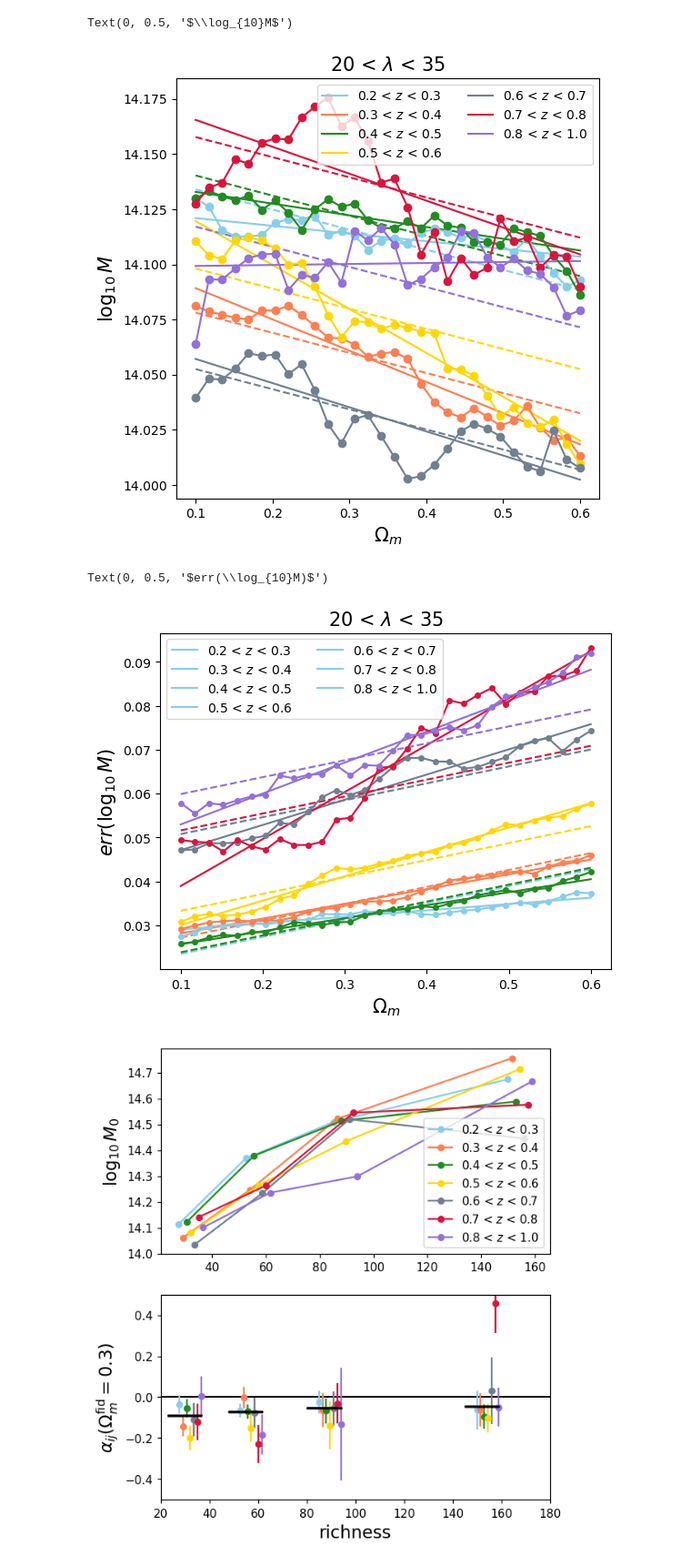
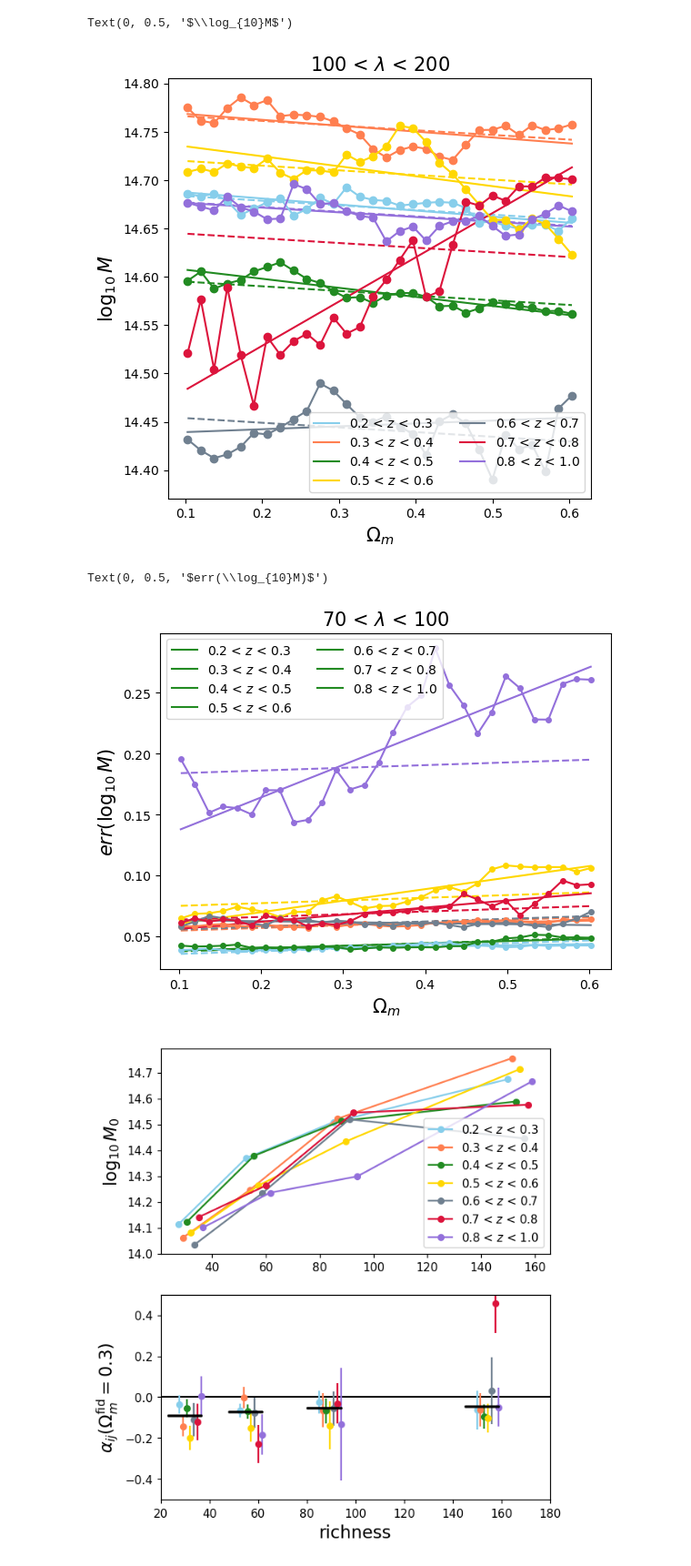
Before and after one commit to LSSTDESC/CLCosmo_Sim, a Jupyter notebook: cosmological_parameter_DC2/notebooks/see_fitted_mass_vary_cosmology.ipynb, the cells around one changed output. Shown at 91% size. Saved outputs shown, nothing was run; the diff lists cells and outputs as text; code cells hidden in the pictures.

```diff
--- a/cosmological_parameter_DC2/notebooks/see_fitted_mass_vary_cosmology.ipynb
+++ b/cosmological_parameter_DC2/notebooks/see_fitted_mass_vary_cosmology.ipynb
@@ -45,30 +48,30 @@ log10M0_merge, Alpha_merge, log10M0_err_merge, Alpha_err_merge, sigma_log10M0_me
 # %%
 plt.figure(figsize=(6,6))
 for i, richness_bin in enumerate(_redshift_richness_bins.Obs_bin):
-    if i!=0: continue
+    if i!=3: continue
     for j, z_bin in enumerate(_redshift_richness_bins.Z_bin):
         plt.plot([], [], color=colors[j], label = f'{z_bin[0]} < $z$ < {z_bin[1]}')
         plt.errorbar(Om_list + i*0.001, LogM10_cMNone_[i,j,:], fmt='-', marker='o', color = colors[j]  )
         y = log10M0[i,j] + Alpha[i,j]*(Om_list - Om_fid)
         plt.plot(Om_list + i*0.001, y, color = colors[j] )
         y_err = np.sqrt(log10M0_err[i,j]**2 + Alpha_err[i,j]**2*(Om_list - Om_fid)**2)
         #if i > 3:
         #    plt.fill_between(Om_list + i*0.001, y-y_err, y+y_err, color = colors[i], alpha=0.1)
         y = log10M0_merge[i,j] + Alpha_merge[i,j]*(Om_list - Om_fid)
         plt.plot(Om_list + i*0.001, y, '--', color = colors[j] )
         plt.title(f'{richness_bin[0]} < $\lambda$ < {richness_bin[1]}', fontsize=15)
 
 
 plt.xlabel(r'$\Omega_m$', fontsize=15)
 plt.legend(ncols=2)
 #plt.ylim(-0.07, 0.07)
 plt.ylabel(r'$\log_{10}M$', fontsize=15, rotation=90)
 # %% [output]
 Text(0, 0.5, '$\\log_{10}M$')
-[figure, old version]
+[figure, new version]
 # %%
 for i, richness_bin in enumerate(_redshift_richness_bins.Obs_bin):
-    if i!=0: continue
+    if i!=2: continue
     for j, z_bin in enumerate(_redshift_richness_bins.Z_bin):
         #if i > 2: continue
         plt.plot([], [], color=colors[i], label = f'{z_bin[0]} < $z$ < {z_bin[1]}')
@@ -88,7 +91,7 @@ plt.legend(ncols=2)
 plt.ylabel(r'$err(\log_{10}M)$', fontsize=15, rotation=90)
 # %% [output]
 Text(0, 0.5, '$err(\\log_{10}M)$')
-[figure, old version]
+[figure, new version]
 # %%
 plt.figure(figsize=(6,7), dpi=110)
 for j, z_bin in enumerate(_redshift_richness_bins.Z_bin):
```
Also changed, not shown: parts of 2 cells of this notebook, 1 other file.
